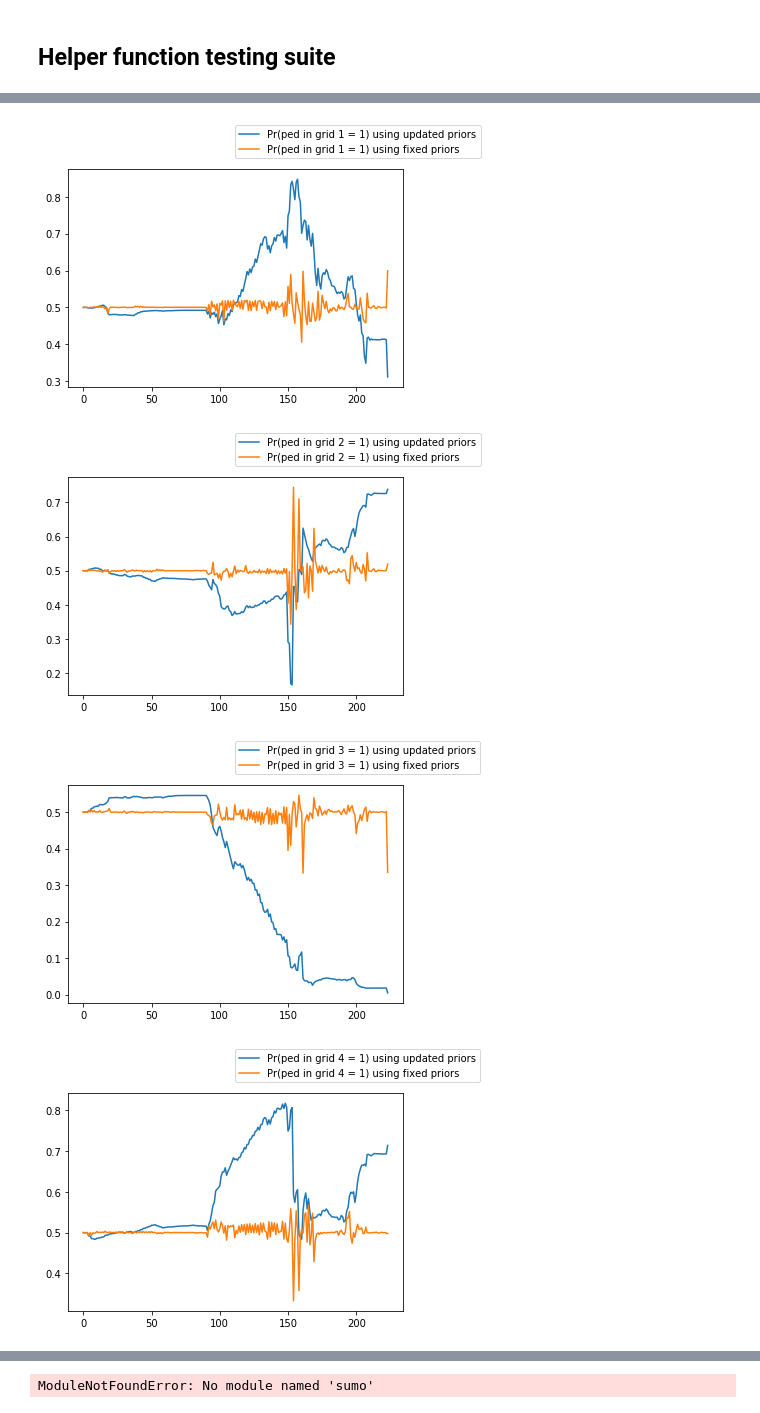
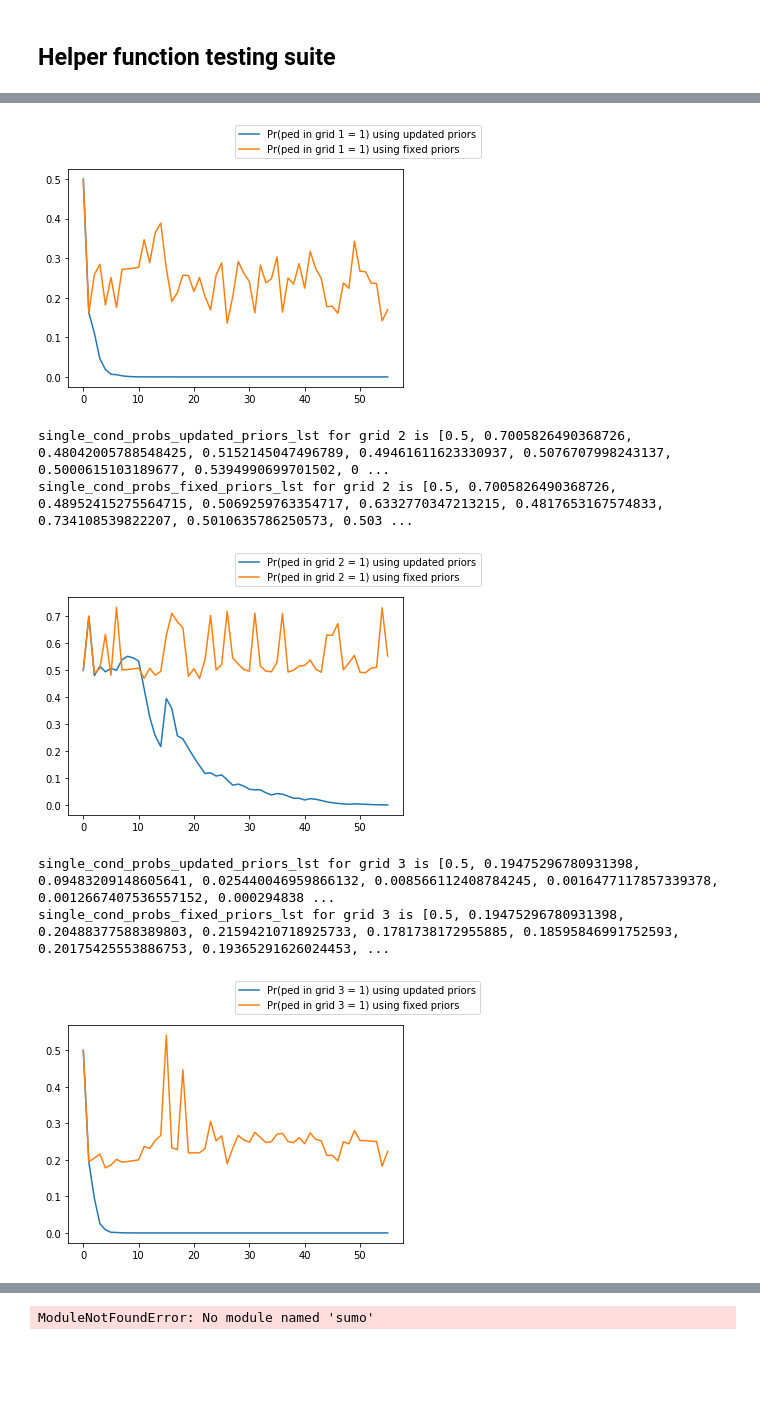
Before and after one commit to eugenevinitsky/bayesian_reasoning_traffic, a Jupyter notebook: bayesian_inference/bayesian_inference_PP0.ipynb, the cells around one changed output, grey strips where cells are left out. Drawn from its saved outputs; the diff is of its cells as text; code cells hidden in the pictures; blank space fills up the shorter version.

Commit message:
updated bayesian_inference_PPO to take in new state elem

```diff
--- a/bayesian_inference/bayesian_inference_PP0.ipynb
+++ b/bayesian_inference/bayesian_inference_PP0.ipynb
@@ -158,9 +158,10 @@ def run_env(env, agent, config, flow_params):
 
     # Define variables to collect probability data. Each variable is dict
     # 2^6 keys (or, 2^5 values for p(o_i = b_i)) and values will be a list of numbers
-    # TODO(KL) HARD CODED is_ped_visible is the 5th item in the state vector
 
-    ped_idx_lst = [4, 5, 6, 7, 8, 9]
+    # TODO(KL) HARD CODED ped_idx_lst - UPDATE THIS IF GET_STATE IS UPDATED
+
+    ped_idx_lst = [5, 6, 7, 8, 9, 10]
     ped_front = ped_idx_lst[0]
     ped_back = ped_idx_lst[-1]
 
@@ -237,6 +238,7 @@ def run_env(env, agent, config, flow_params):
 
                             # update the visible_pedestrian dict
                             for idx, val in enumerate(s_ped, 1):
+                                print(s_ped, "ped states - floats???")
                                 visible_pedestrian_dct[idx] = visible_pedestrian_dct[idx] + [val]
                             # store variable for the sum of densities conditioned on the actual action
                                 cond_density_sum_updated = 0
@@ -324,21 +326,28 @@ def run_env(env, agent, config, flow_params):
 
         for grid_idx in range(1, 7):
             val = 1
-#             for val in range(0, 2):
             single_cond_prob_str = single_cond_prob_to_str(grid_idx, val)
-            a_ = single_cond_probs_updated_priors_lst[single_cond_prob_str]
-            b_ = single_cond_probs_fixed_priors_lst[single_cond_prob_str]
+            a_ = [1/2] + single_cond_probs_updated_priors_lst[single_cond_prob_str]
+            b_ = [1/2] + single_cond_probs_fixed_priors_lst[single_cond_prob_str]
+            print(f'single_cond_probs_updated_priors_lst for grid {grid_idx} is {a_}')
+            print(f'single_cond_probs_fixed_priors_lst for grid {grid_idx} is {b_}')
 
             plot_2_lines(a_, b_, [f'Pr(ped in grid {grid_idx} = {val}) using updated priors', f'Pr(ped in grid {grid_idx} = {val}) using fixed priors'])
 
         fig = plt.figure(figsize=(15, 15))
 
         y1 = visible_pedestrian_dct[1]
+        print(y1, f'grid 1 ped visibility')
         y2 = visible_pedestrian_dct[2]
+        print(y2, f'grid 2 ped visibility')
         y3 = visible_pedestrian_dct[3]
+        print(y3, f'grid 3 ped visibility')
         y4 = visible_pedestrian_dct[4]
+        print(y4, f'grid 4 ped visibility')
         y5 = visible_pedestrian_dct[5]
+        print(y5, f'grid 5 ped visibility')
         y6 = visible_pedestrian_dct[6]
+        print(y6, f'grid 6 ped visibility')
 
         vis_ped_1 = plt.subplot(3, 3, 1)
         plt.plot(y1, 'o-')
@@ -354,28 +363,28 @@ def run_env(env, agent, config, flow_params):
         vis_ped_2.set_ylabel('in grid 2?')
 
         vis_ped_3 = plt.subplot(3, 3, 3)
-        vis_ped_3.plot(y2, '.-')
+        vis_ped_3.plot(y3, '.-')
         vis_ped_3.set_title('Pedestrian in grid 3')
 
         vis_ped_3.set_xlabel('time (s)')
         vis_ped_3.set_ylabel('in grid 3?')
 
         vis_ped_4 = plt.subplot(3, 3, 4)
-        vis_ped_4.plot(y2, '.-')
+        vis_ped_4.plot(y4, '.-')
         vis_ped_4.set_title('Pedestrian in grid 4')
 
         vis_ped_4.set_xlabel('time (s)')
         vis_ped_4.set_ylabel('in grid 4?')
 
         vis_ped_5 = plt.subplot(3, 3, 5)
-        vis_ped_5.plot(y2, '.-')
+        vis_ped_5.plot(y5, '.-')
         vis_ped_5.set_title('Pedestrian in grid 5')
 
         vis_ped_5.set_xlabel('time (s)')
         vis_ped_5.set_ylabel('in grid 5?')
 
         vis_ped_6 = plt.subplot(3, 3, 6)
-        vis_ped_6.plot(y2, '.-')
+        vis_ped_6.plot(y6, '.-')
         vis_ped_6.set_title('Pedestrian in grid 6')
 
         vis_ped_6.set_xlabel('time (s)')
@@ -551,7 +560,7 @@ def accel_pdf(mu, sigma, actual):
 
 def run_transfer(args):
     # run transfer on the bayesian 1 env first
-    bayesian_0_params = bayesian_0_flow_params(args, pedestrians=True, render=True)
+    bayesian_0_params = bayesian_1_flow_params(args, pedestrians=True, render=True)
 #     import ipdb; ipdb.set_trace()
     env, env_name = create_env(args, bayesian_0_params)
     agent, config = create_agent(args, flow_params=bayesian_0_params)
@@ -643,7 +652,7 @@ def create_parser():
     return parser
 # %%
 parser = create_parser()
-args = parser.parse_args(["./PPO_Bayesian1Env-v0_147ad4ee_2020-04-11_11-17-50y_jh0l53", "100"])
+args = parser.parse_args(["/home/thankyou-always/TODO/research/bayesian_reasoning_traffic/bayesian_inference/PPO_Bayesian1Env-v0_38f9619e_2020-04-26_11-51-115ucykrgl", "100"])
 ray.shutdown()
 ray.init(num_cpus=1)
 run_transfer(args)
@@ -681,4 +706,7 @@ departtime is 3.00
-[figure, old version]
+[figure, new version]
+single_cond_probs_updated_priors_lst for grid 2 is [0.5, 0.7005826490368726, 0.48042005788548425, 0.5152145047496789, 0.49461611623330937, 0.5076707998243137, 0.5000615103189677, 0.5394990699701502, 0 ...
+single_cond_probs_fixed_priors_lst for grid 2 is [0.5, 0.7005826490368726, 0.48952415275564715, 0.5069259763354717, 0.6332770347213215, 0.4817653167574833, 0.734108539822207, 0.5010635786250573, 0.503 ...
-[figure, old version]
+[figure, new version]
+single_cond_probs_updated_priors_lst for grid 3 is [0.5, 0.19475296780931398, 0.09483209148605641, 0.025440046959866132, 0.008566112408784245, 0.0016477117857339378, 0.0012667407536557152, 0.000294838 ...
+single_cond_probs_fixed_priors_lst for grid 3 is [0.5, 0.19475296780931398, 0.20488377588389803, 0.21594210718925733, 0.1781738172955885, 0.18595846991752593, 0.20175425553886753, 0.19365291626024453, ...
-[figure, old version]
+[figure, new version]
-[figure, removed]
```
Also changed, not shown: parts of 2 cells of this notebook.
